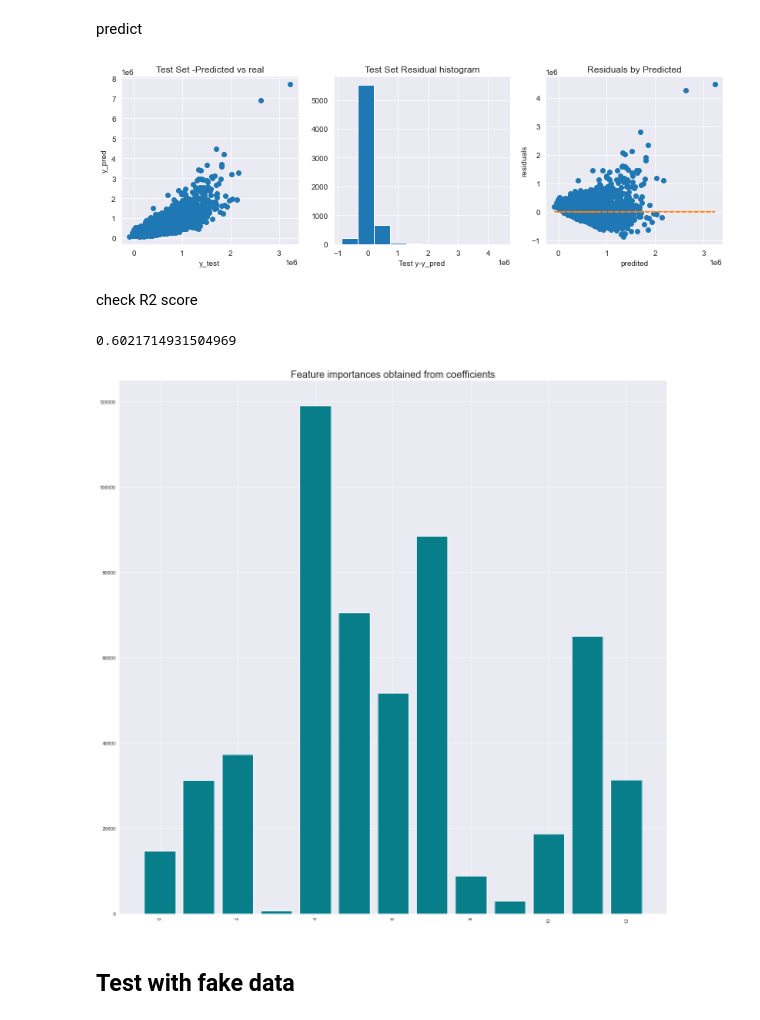
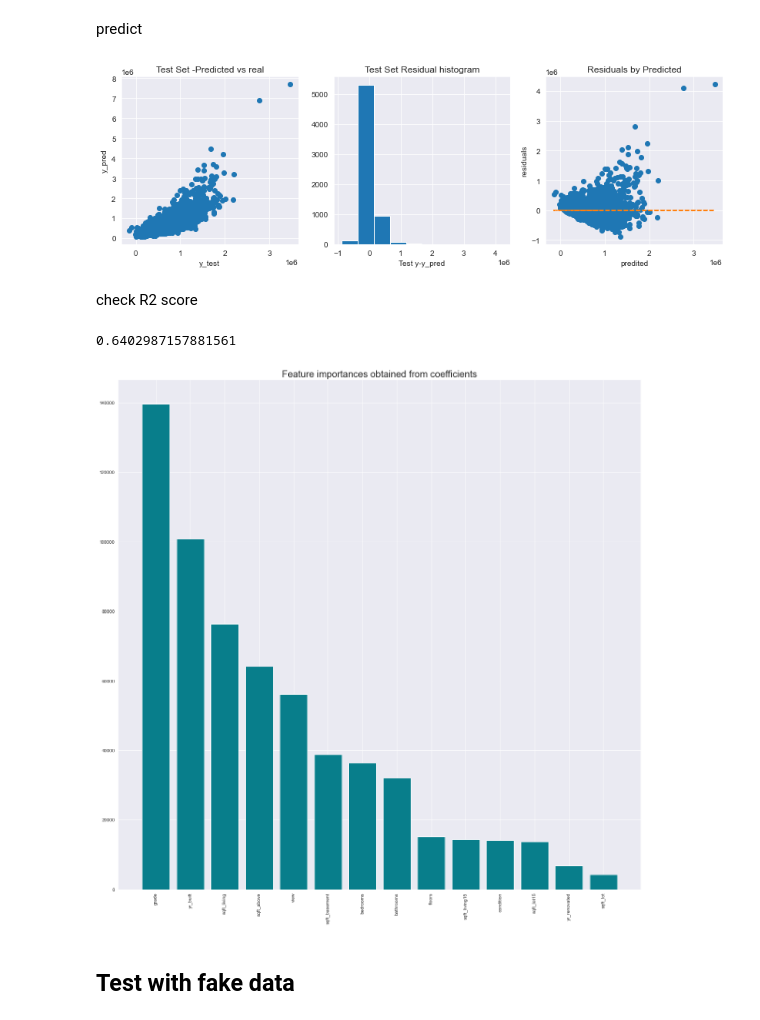
Before and after one commit to mlnima/ironhack-lab, a Jupyter notebook: week5/midterm_project.ipynb, the cells around one changed output. Drawn from its saved outputs; the diff is of its cells as text; code cells hidden in the pictures.

```diff
--- a/week5/midterm_project.ipynb
+++ b/week5/midterm_project.ipynb
@@ -39,7 +39,7 @@ sourceDf
 # %%
 def df_cleaner(df):
     df = df.drop(
-        ['date', 'waterfront', 'yr_built', 'zipcode', 'lat', 'long', 'id'],
+        ['date', 'waterfront', 'zipcode', 'lat', 'long', 'id'],
         errors='ignore',
         axis='columns'
     )
@@ -90,7 +90,7 @@ data_plot = plot_builder(
 )
 data_plot
 # %% [output]
-[figure, old version]
+[figure, new version]
 # %% [markdown]
 check R2 score
 # %%
@@ -100,19 +100,19 @@ R2_test = model.score(x_test_scaled, y_test)
 R2_train
 # R2_test
 # %% [output]
-0.6021714931504969
+0.6402987157881561
 # %%
 features_importances = pd.DataFrame(data={
-    'Attribute': x_train_scaled.columns,
+    'Attribute': x_train.columns,
     'Importance': abs(model.coef_)
 })
 features_importances = features_importances.sort_values(by='Importance', ascending=False)
 plt.bar(x=features_importances['Attribute'], height=features_importances['Importance'], color='#087E8B')
 plt.title('Feature importances obtained from coefficients', size=20)
 plt.xticks(rotation='vertical')
 plt.show()
 # %% [output]
-[figure, old version]
+[figure, new version]
 # %%
 
 # button = widgets.Button(description="Do you wanna know the price of your home?")
```
Also changed, not shown: parts of 1 cell of this notebook, 2 other files.
